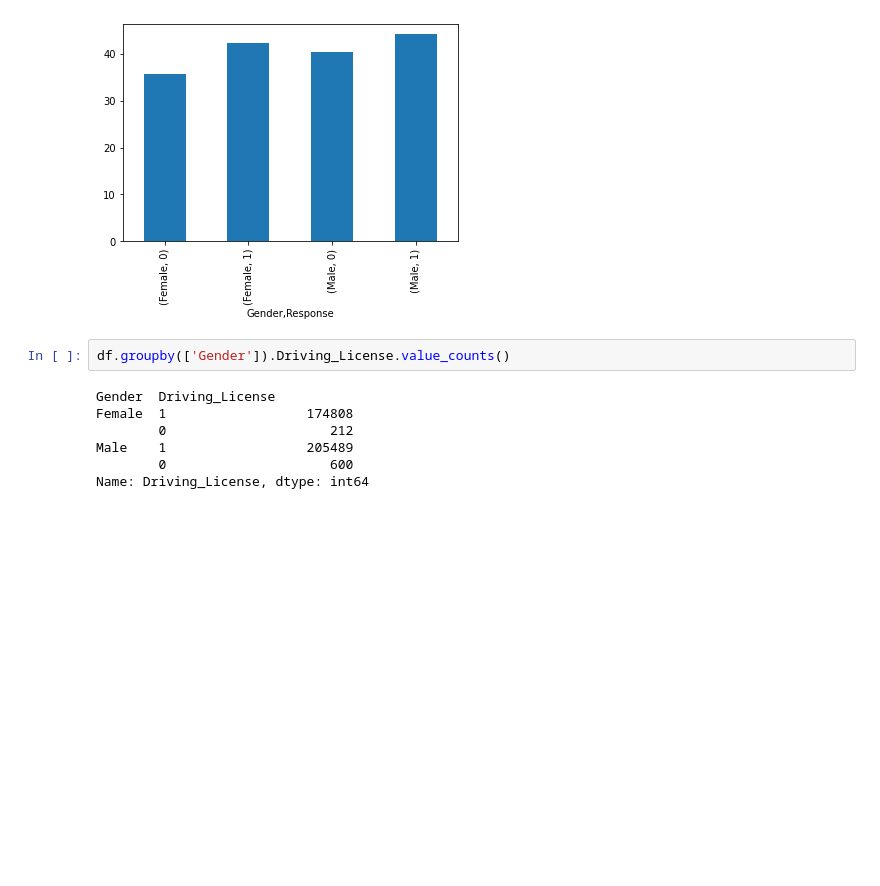
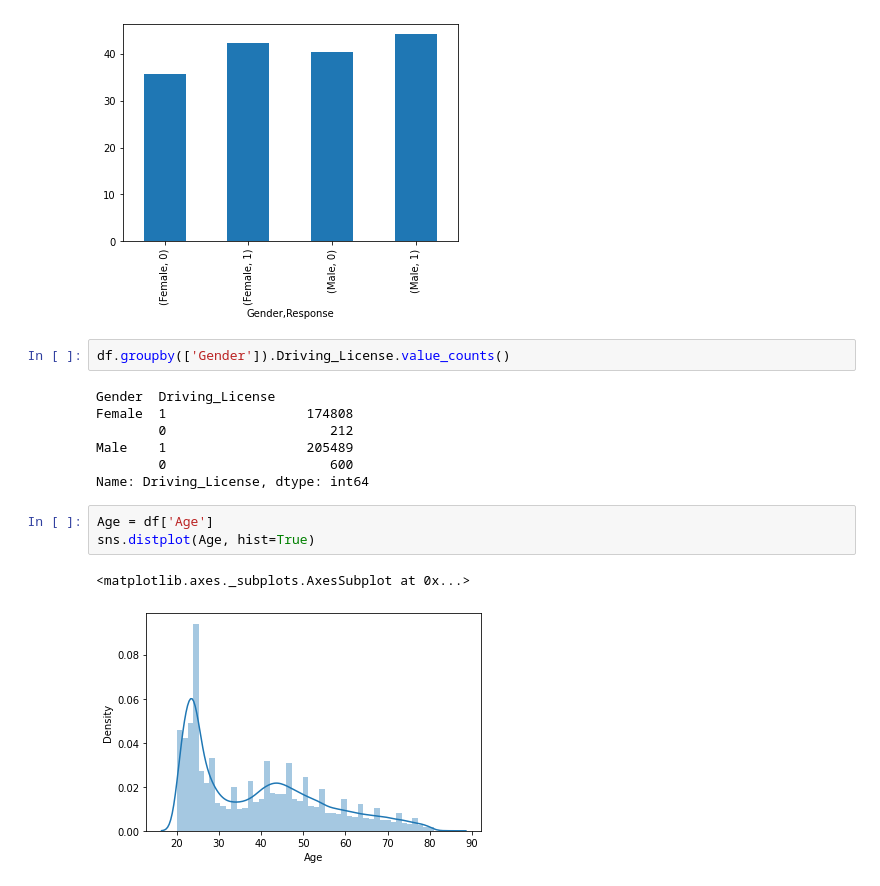
Before and after one commit to pi-mishra/HEALTH-INSURANCE-CROSS-SELL-PREDICTION, a Jupyter notebook: HEALTH_INSURANCE_CROSS_SELL_PREDICTION_(piyush).ipynb, the cells around one changed output. Cells and saved outputs as stored; diff of their text form; blank space fills up the shorter version.

```diff
--- a/HEALTH_INSURANCE_CROSS_SELL_PREDICTION_(piyush).ipynb
+++ b/HEALTH_INSURANCE_CROSS_SELL_PREDICTION_(piyush).ipynb
@@ -174,3 +174,9 @@ Female  1                  174808
 Male    1                  205489
         0                     600
 Name: Driving_License, dtype: int64
+# %%
+Age = df['Age']
+sns.distplot(Age, hist=True)
+# %% [output]
+<matplotlib.axes._subplots.AxesSubplot at 0x...>
+[figure, added]
```
Also changed, not shown: parts of 8 cells of this notebook.
